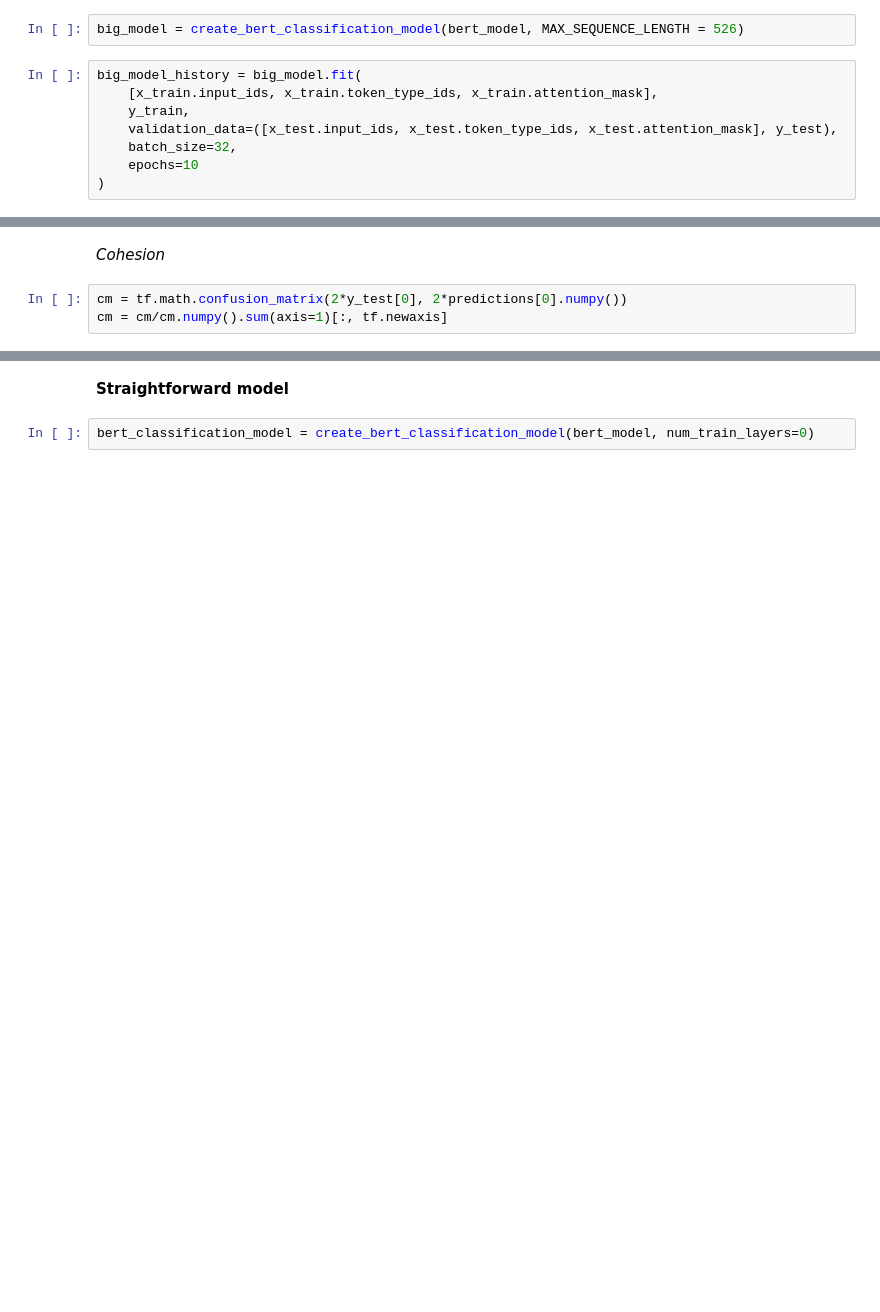
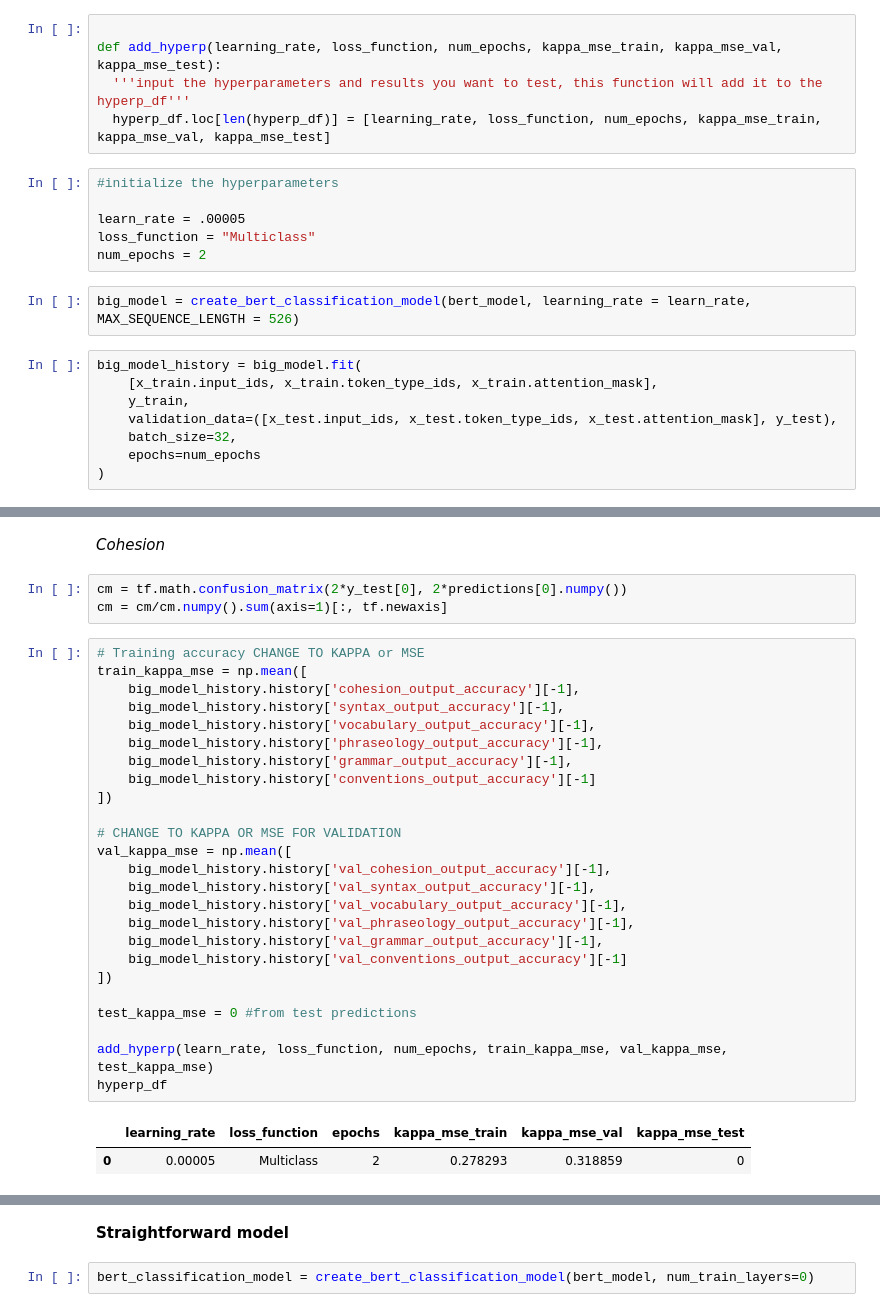
Before and after one commit to cbwright11/NLP-automated-essay-scoring, a Jupyter notebook: Essay EDA.ipynb, the cells around one changed output, grey strips where cells are left out. Cells and saved outputs as stored; diff of their text form; blank space fills up the shorter version.

Commit message:
Added the hyperparameter table function

```diff
--- a/Essay EDA.ipynb
+++ b/Essay EDA.ipynb
@@ -411,11 +419,22 @@ def create_bert_classification_model(bert_model,
+# %%
+
+def add_hyperp(learning_rate, loss_function, num_epochs, kappa_mse_train, kappa_mse_val, kappa_mse_test):
+  '''input the hyperparameters and results you want to test, this function will add it to the hyperp_df'''
+  hyperp_df.loc[len(hyperp_df)] = [learning_rate, loss_function, num_epochs, kappa_mse_train, kappa_mse_val, kappa_mse_test]
+# %%
+#initialize the hyperparameters
+
+learn_rate = .00005
+loss_function = "Multiclass"
+num_epochs = 2
 # %%
-big_model = create_bert_classification_model(bert_model, MAX_SEQUENCE_LENGTH = 526)
+big_model = create_bert_classification_model(bert_model, learning_rate = learn_rate, MAX_SEQUENCE_LENGTH = 526)
 # %%
 big_model_history = big_model.fit(
     [x_train.input_ids, x_train.token_type_ids, x_train.attention_mask],
     y_train,
     validation_data=([x_test.input_ids, x_test.token_type_ids, x_test.attention_mask], y_test),
     batch_size=32,
-    epochs=10
+    epochs=num_epochs
 )
 # %% [output]
@@ -450,6 +453,34 @@ predictions = tf.argmax(predicted_probabilities, axis=-1)
 # %%
 cm = tf.math.confusion_matrix(2*y_test[0], 2*predictions[0].numpy())
 cm = cm/cm.numpy().sum(axis=1)[:, tf.newaxis]
+# %%
+# Training accuracy CHANGE TO KAPPA or MSE
+train_kappa_mse = np.mean([
+    big_model_history.history['cohesion_output_accuracy'][-1],
+    big_model_history.history['syntax_output_accuracy'][-1],
+    big_model_history.history['vocabulary_output_accuracy'][-1],
+    big_model_history.history['phraseology_output_accuracy'][-1],
+    big_model_history.history['grammar_output_accuracy'][-1],
+    big_model_history.history['conventions_output_accuracy'][-1]
+])
+
+# CHANGE TO KAPPA OR MSE FOR VALIDATION
+val_kappa_mse = np.mean([
+    big_model_history.history['val_cohesion_output_accuracy'][-1],
+    big_model_history.history['val_syntax_output_accuracy'][-1],
+    big_model_history.history['val_vocabulary_output_accuracy'][-1],
+    big_model_history.history['val_phraseology_output_accuracy'][-1],
+    big_model_history.history['val_grammar_output_accuracy'][-1],
+    big_model_history.history['val_conventions_output_accuracy'][-1]
+])
+
+test_kappa_mse = 0 #from test predictions
+
+add_hyperp(learn_rate, loss_function, num_epochs, train_kappa_mse, val_kappa_mse, test_kappa_mse)
+hyperp_df
+# %% [output]
+|  | learning_rate | loss_function | epochs | kappa_mse_train | kappa_mse_val | kappa_mse_test |
+| 0 | 0.00005 | Multiclass | 2 | 0.278293 | 0.318859 | 0 |
 # %%
 plt.figure(figsize=(20,7))
 sns.heatmap(cm,
```
Also changed, not shown: parts of 10 cells of this notebook.
